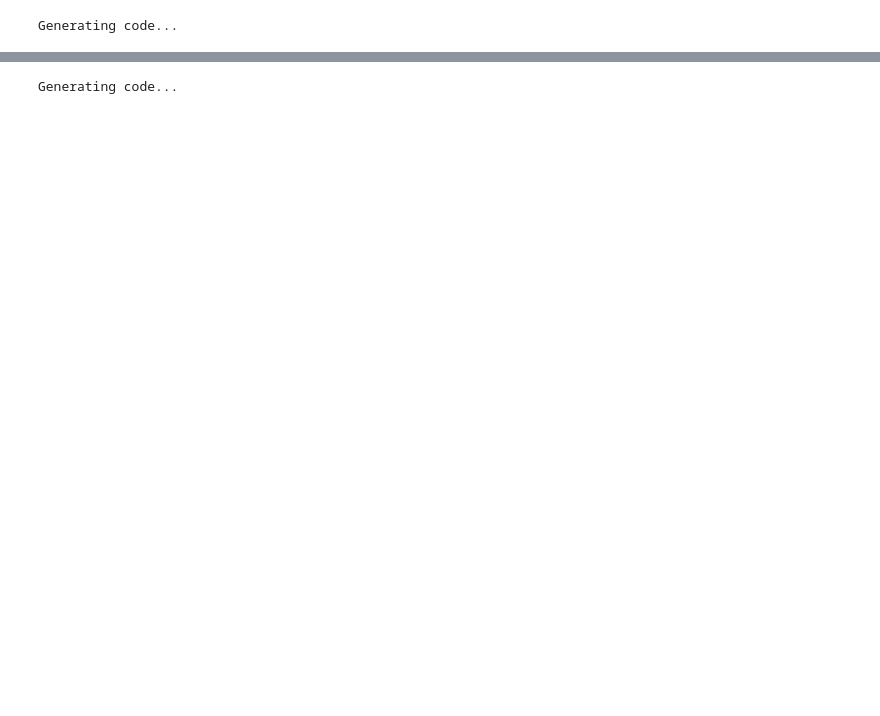
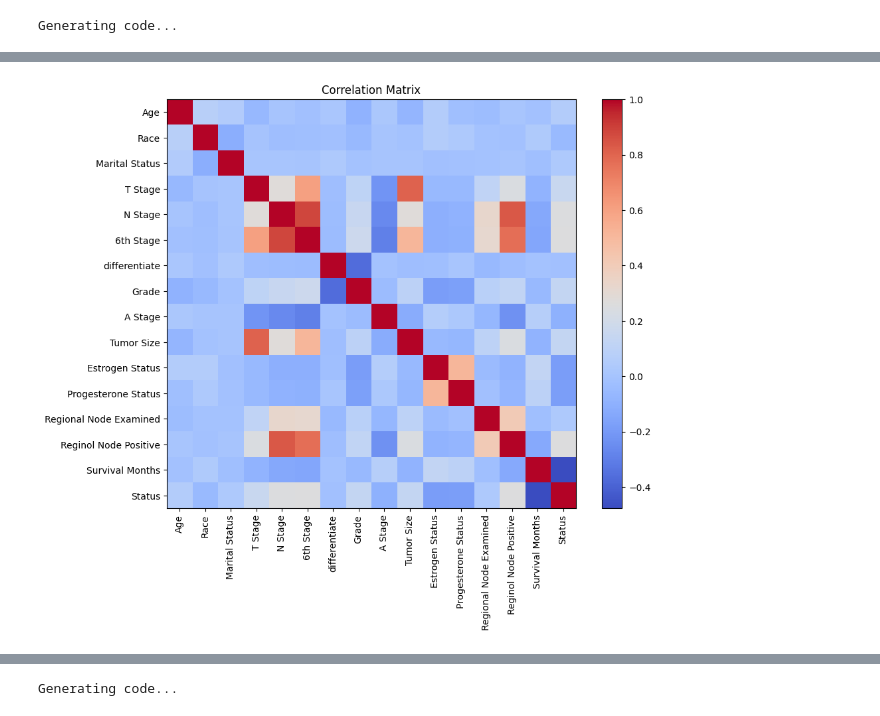
Before and after one commit to luigisaetta/ai-assistant-4-datascience, a Jupyter notebook: test_ask_bcancer.ipynb, the cells around one changed output, grey strips where cells are left out. Cells and saved outputs as stored; diff of their text form; code cells hidden in the pictures; blank space fills up the shorter version.

```diff
--- a/test_ask_bcancer.ipynb
+++ b/test_ask_bcancer.ipynb
@@ -251,3 +208,40 @@ Status                               0.256638        -0.476514  1.000000
+# %%
+# Generated code
+
+import pandas as pd
+import numpy as np
+import matplotlib.pyplot as plt
+from sklearn.preprocessing import LabelEncoder
+
+# Encode non-numerical features
+le = LabelEncoder()
+breast_cancer["Race"] = le.fit_transform(breast_cancer["Race"])
+breast_cancer["Marital Status"] = le.fit_transform(breast_cancer["Marital Status"])
+breast_cancer["T Stage"] = le.fit_transform(breast_cancer["T Stage"])
+breast_cancer["N Stage"] = le.fit_transform(breast_cancer["N Stage"])
+breast_cancer["6th Stage"] = le.fit_transform(breast_cancer["6th Stage"])
+breast_cancer["differentiate"] = le.fit_transform(breast_cancer["differentiate"])
+breast_cancer["Grade"] = le.fit_transform(breast_cancer["Grade"])
+breast_cancer["A Stage"] = le.fit_transform(breast_cancer["A Stage"])
+breast_cancer["Estrogen Status"] = le.fit_transform(breast_cancer["Estrogen Status"])
+breast_cancer["Progesterone Status"] = le.fit_transform(
+    breast_cancer["Progesterone Status"]
+)
+breast_cancer["Status"] = le.fit_transform(breast_cancer["Status"])
+
+# Compute correlation matrix
+corr_matrix = breast_cancer.corr()
+
+# Plot correlation matrix
+plt.figure(figsize=(10, 8))
+plt.imshow(corr_matrix, cmap="coolwarm", interpolation="nearest")
+plt.title("Correlation Matrix")
+plt.colorbar()
+plt.xticks(range(len(breast_cancer.columns)), breast_cancer.columns, rotation=90)
+plt.yticks(range(len(breast_cancer.columns)), breast_cancer.columns)
+plt.show()
+# %% [output]
+[figure, added]
 # %%
 %%ask_data
 what can we tell from the corr_matrix?
```
Also changed, not shown: parts of 21 cells of this notebook, 4 other files.
